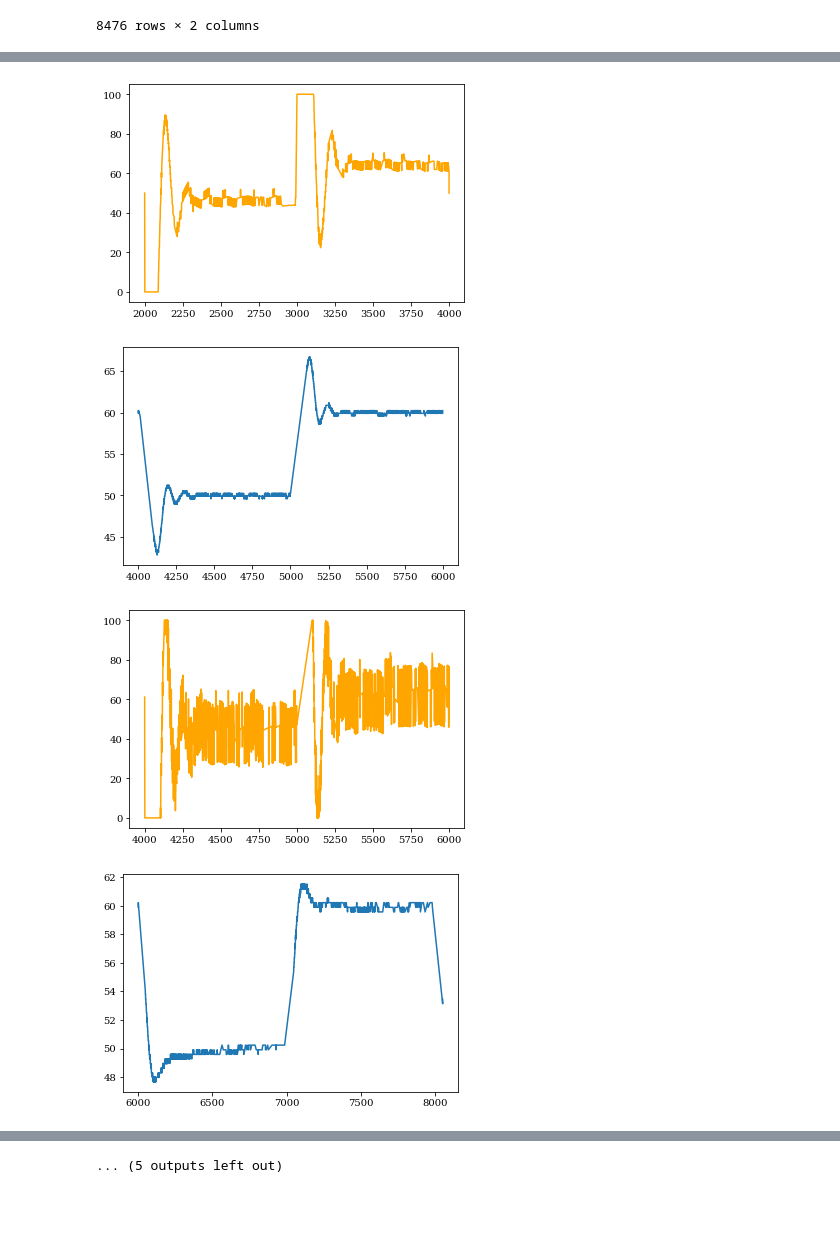
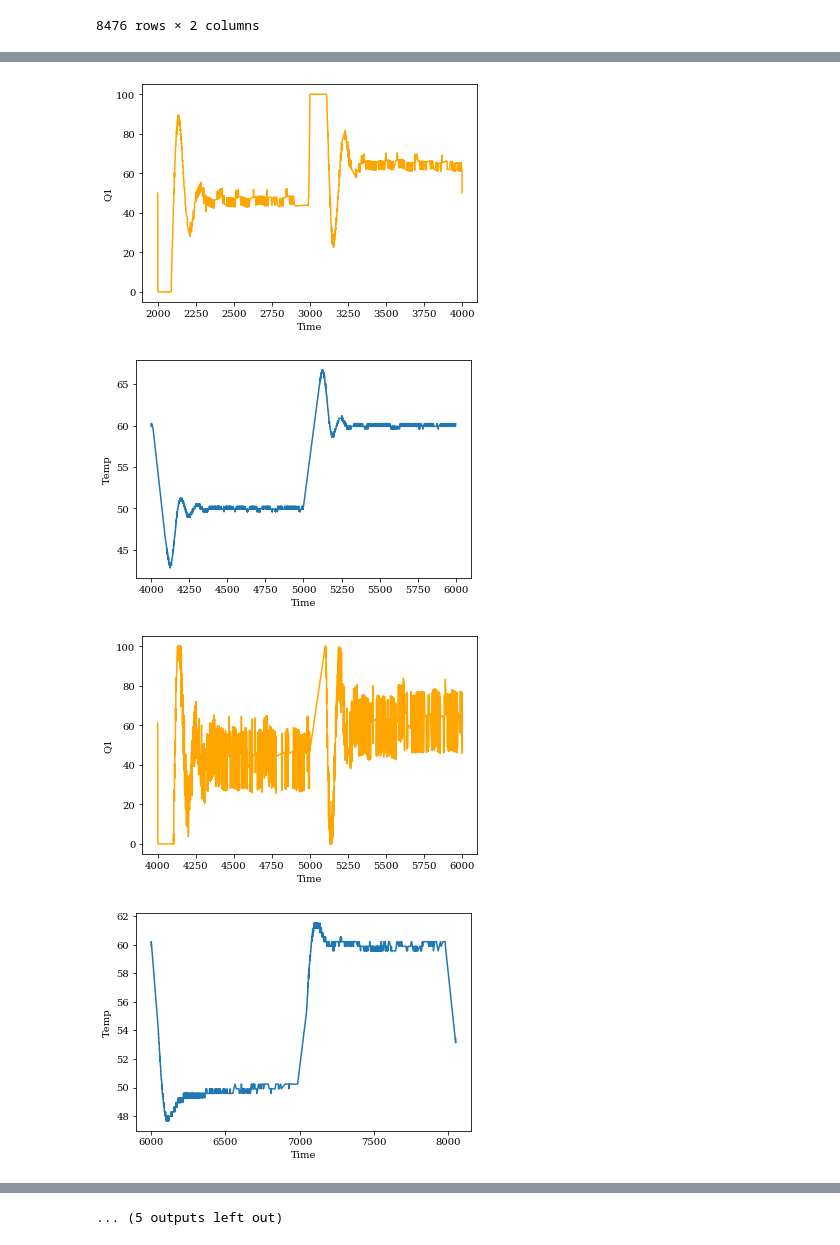
Before and after one commit to JarrydWebber/CPB-Group-17-2020, a Jupyter notebook: Control Comparisons CSV Load.ipynb, the cells around one changed output, grey strips where cells are left out. Drawn from its saved outputs; the diff is of its cells as text; code cells hidden in the pictures; blank space fills up the shorter version.

```diff
--- a/Control Comparisons CSV Load.ipynb
+++ b/Control Comparisons CSV Load.ipynb
@@ -45,8 +50,12 @@ for index, row in data_frame.iterrows():
 
         plt.figure()
         plt.plot(data_frame[lower:upper]['T1'])
+        plt.xlabel('Time')
+        plt.ylabel('Temp')
         plt.figure()
         plt.plot(data_frame[lower:upper]['Q1'], 'orange')
+        plt.xlabel('Time')
+        plt.ylabel('Q1')
         print ('Length',len(data_frame[lower:upper]['T1']))
         lower = index
 # %% [output]
@@ -72,4 +81,4 @@ Length 1334
-[figure, old version]
+[figure, new version]
-[figure, old version]
+[figure, new version]
-[figure, old version]
+[figure, new version]
-[figure, old version]
+[figure, new version]
```
Also changed, not shown: parts of 2 cells of this notebook, 7 other files.
